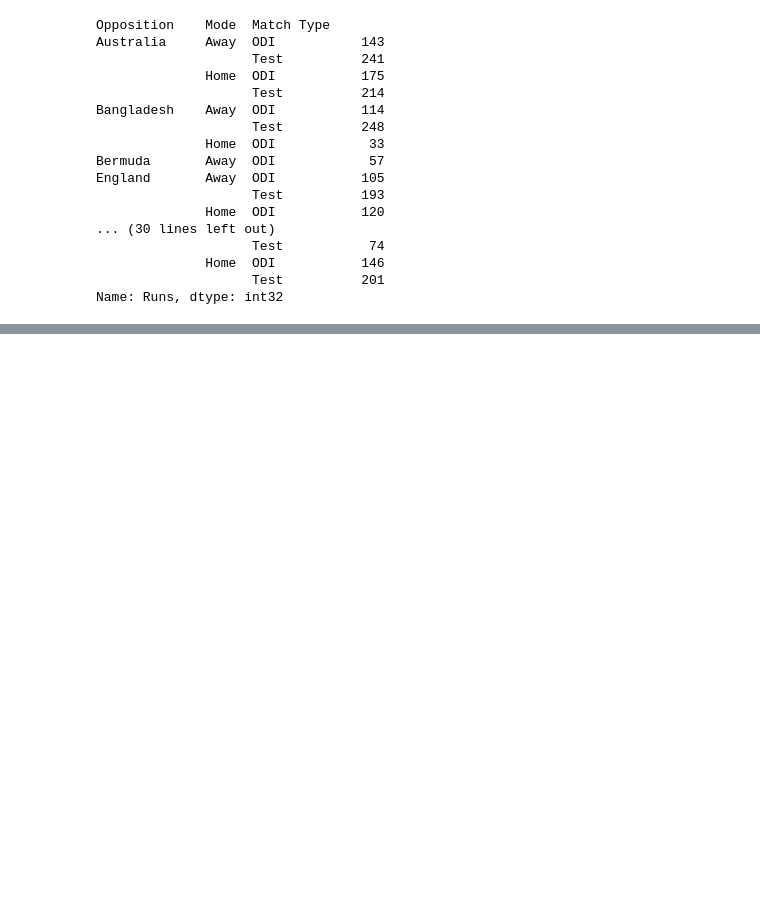
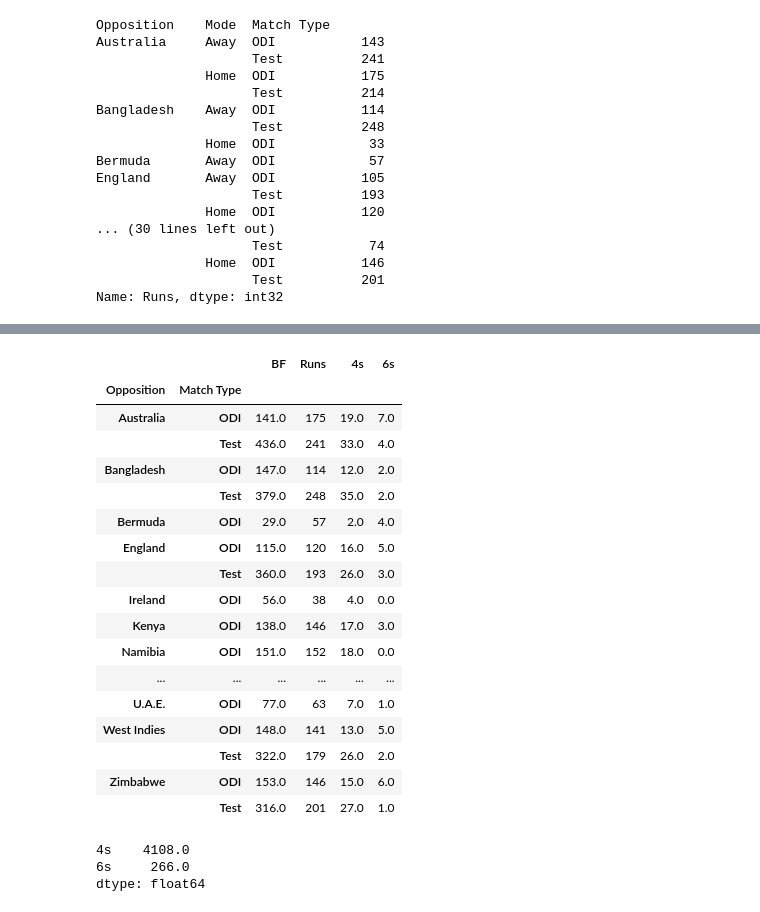
Before and after one commit to shubham9g17/Data-Wizard, a Jupyter notebook: Sachin Statistics.ipynb, the cells around one changed output, grey strips where cells are left out. Saved outputs shown, nothing was run; the diff lists cells and outputs as text; code cells hidden in the pictures; blank space fills up the shorter version.

```diff
--- a/Sachin Statistics.ipynb
+++ b/Sachin Statistics.ipynb
@@ -286,0 +297,9 @@ Name: Dismissal, dtype: int64
+# %%
+def change_result(x):
+    d={"Loss":"Lost"}
+    if x in d.keys():
+        return d[x]
+    else:
+        return x
+# %%
+stat["Result"]=stat["Result"].apply(change_result)
@@ -523,0 +593,27 @@ Name: Runs, dtype: int32
+# %%
+stat.groupby(["Opposition","Match Type"])["BF","Runs","4s","6s"].max()
+# %% [output]
+|  |  | BF | Runs | 4s | 6s |
+| Opposition | Match Type |  |  |  |  |
+| Australia | ODI | 141.0 | 175 | 19.0 | 7.0 |
+|  | Test | 436.0 | 241 | 33.0 | 4.0 |
+| Bangladesh | ODI | 147.0 | 114 | 12.0 | 2.0 |
+|  | Test | 379.0 | 248 | 35.0 | 2.0 |
+| Bermuda | ODI | 29.0 | 57 | 2.0 | 4.0 |
+| England | ODI | 115.0 | 120 | 16.0 | 5.0 |
+|  | Test | 360.0 | 193 | 26.0 | 3.0 |
+| Ireland | ODI | 56.0 | 38 | 4.0 | 0.0 |
+| Kenya | ODI | 138.0 | 146 | 17.0 | 3.0 |
+| Namibia | ODI | 151.0 | 152 | 18.0 | 0.0 |
+| ... | ... | ... | ... | ... | ... |
+| U.A.E. | ODI | 77.0 | 63 | 7.0 | 1.0 |
+| West Indies | ODI | 148.0 | 141 | 13.0 | 5.0 |
+|  | Test | 322.0 | 179 | 26.0 | 2.0 |
+| Zimbabwe | ODI | 153.0 | 146 | 15.0 | 6.0 |
+|  | Test | 316.0 | 201 | 27.0 | 1.0 |
+# %%
+stat[["4s","6s"]].sum()
+# %% [output]
+4s    4108.0
+6s     266.0
+dtype: float64
```
Also changed, not shown: parts of 24 cells of this notebook.
